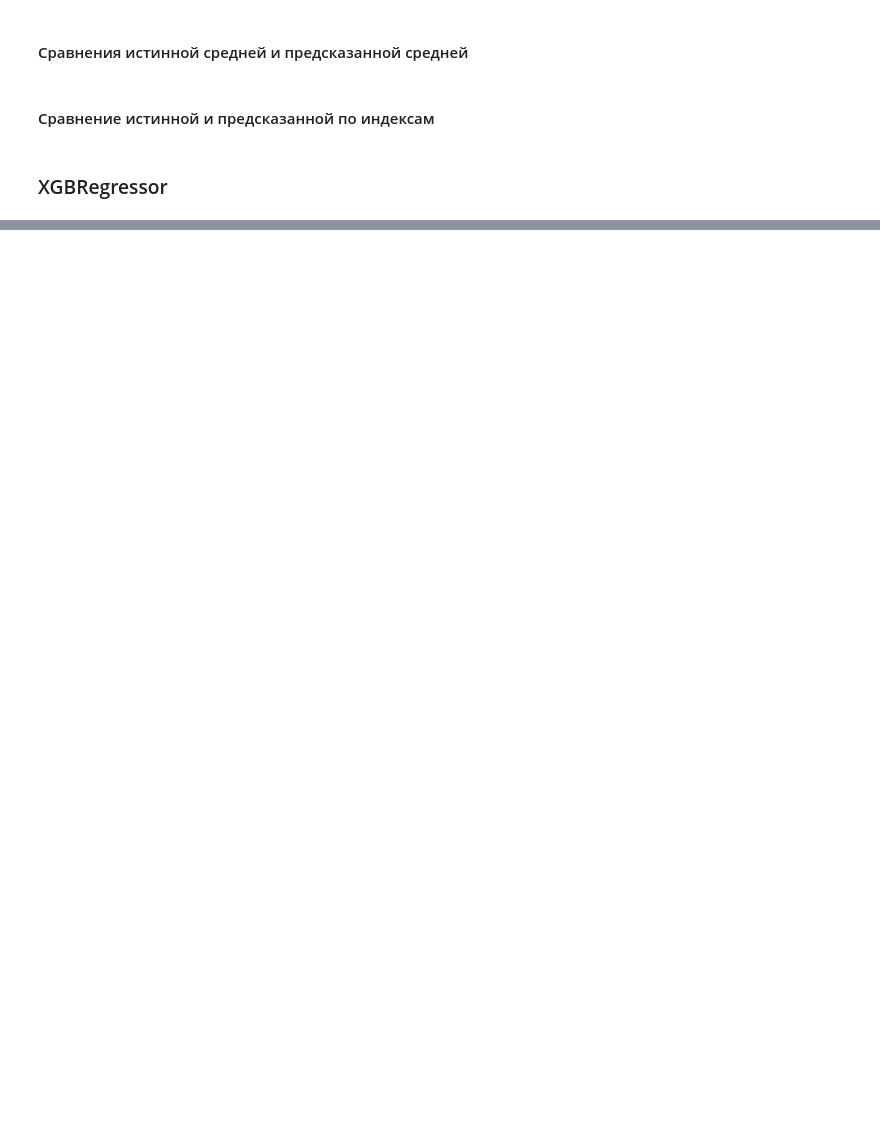
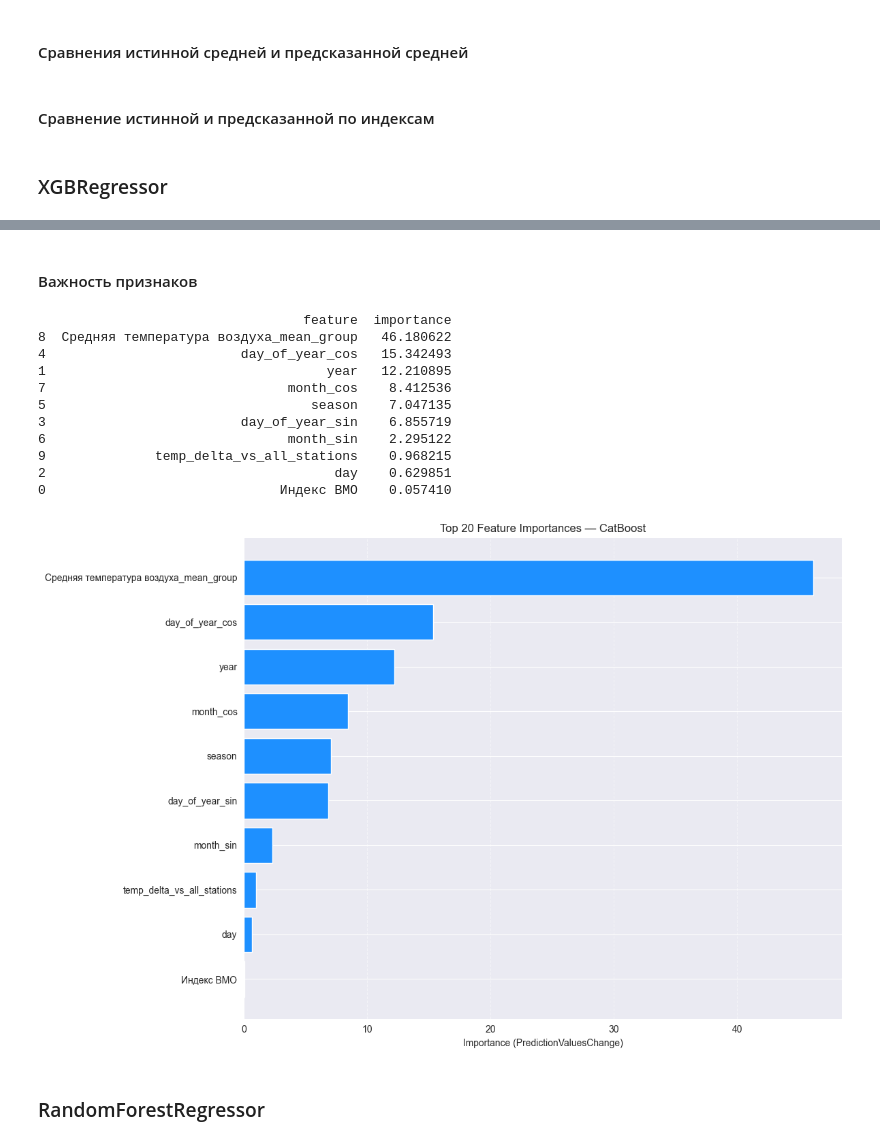
Before and after one commit to Mostov2005/Data-Science-Projects, a Jupyter notebook: Kyrsach/kyrsach.ipynb, the cells around one changed output, grey strips where cells are left out. Cells and saved outputs as stored; diff of their text form; code cells hidden in the pictures; blank space fills up the shorter version.

```diff
--- a/Kyrsach/kyrsach.ipynb
+++ b/Kyrsach/kyrsach.ipynb
@@ -876,0 +1220,20 @@ ValueError: Input contains NaN.
+# %%
+model = HistGradientBoostingRegressor(
+    loss='squared_error',
+    learning_rate=0.1,
+    max_depth=6,
+    max_iter=500,
+    max_bins=255,
+    early_stopping=True,
+    n_iter_no_change=20,
+    validation_fraction=0.2,  # ← ВАЖНО
+    random_state=42,
+    verbose=1
+)
+
+model.fit(X_train, y_train)
+
+y_pred = model.predict(X_val)
+
+hist_result = simple_metric(y_val, y_pred)
+hist_result
@@ -876,0 +1309,40 @@ ValueError: Input contains NaN.
+# %% [markdown]
+#### Важность признаков
+# %%
+# Получаем важность признаков по 'PredictionValuesChange' (аналог Gain)
+gain_importances = model.get_feature_importance(type='PredictionValuesChange')
+feature_names = X_train.columns
+
+# Создаём DataFrame
+fi_df = pd.DataFrame({
+    'feature': feature_names,
+    'importance': gain_importances
+}).sort_values(by='importance', ascending=False)
+
+# Топ-20 признаков
+fi_df_top20 = fi_df.head(20)
+print(fi_df_top20)
+
+# Визуализация
+plt.figure(figsize=(12, 8))
+plt.barh(fi_df_top20['feature'][::-1], fi_df_top20['importance'][::-1], color='dodgerblue')
+plt.xlabel('Importance (PredictionValuesChange)')
+plt.title('Top 20 Feature Importances — CatBoost')
+plt.grid(axis='x', linestyle='--', alpha=0.5)
+plt.tight_layout()
+plt.show()
+# %% [output]
+                                  feature  importance
+8  Средняя температура воздуха_mean_group   46.180622
+4                         day_of_year_cos   15.342493
+1                                    year   12.210895
+7                               month_cos    8.412536
+5                                  season    7.047135
+3                         day_of_year_sin    6.855719
+6                               month_sin    2.295122
+9              temp_delta_vs_all_stations    0.968215
+2                                     day    0.629851
+0                              Индекс ВМО    0.057410
+[figure, added]
+# %% [markdown]
+### RandomForestRegressor
```
Also changed, not shown: parts of 115 cells of this notebook, 4 other files.
